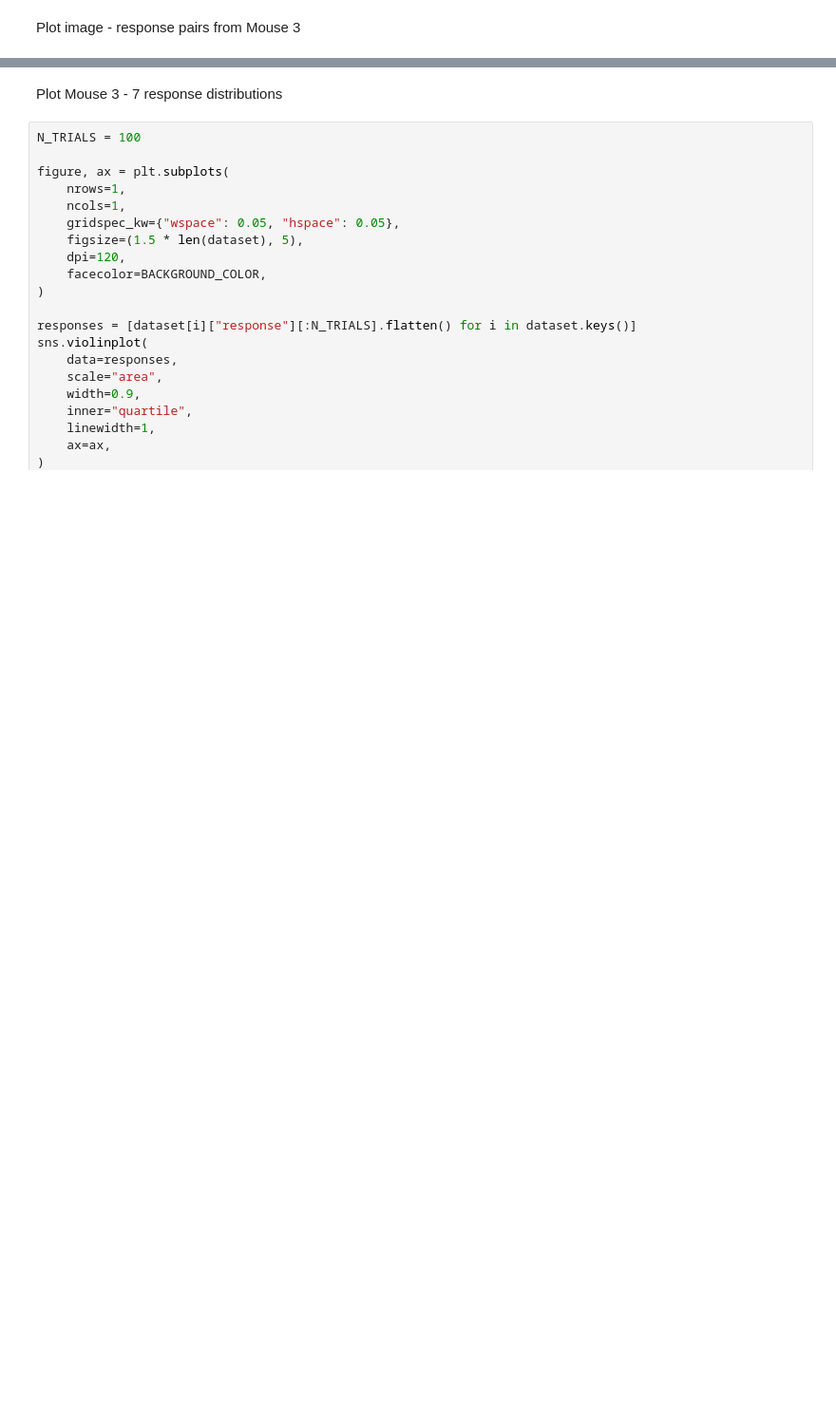
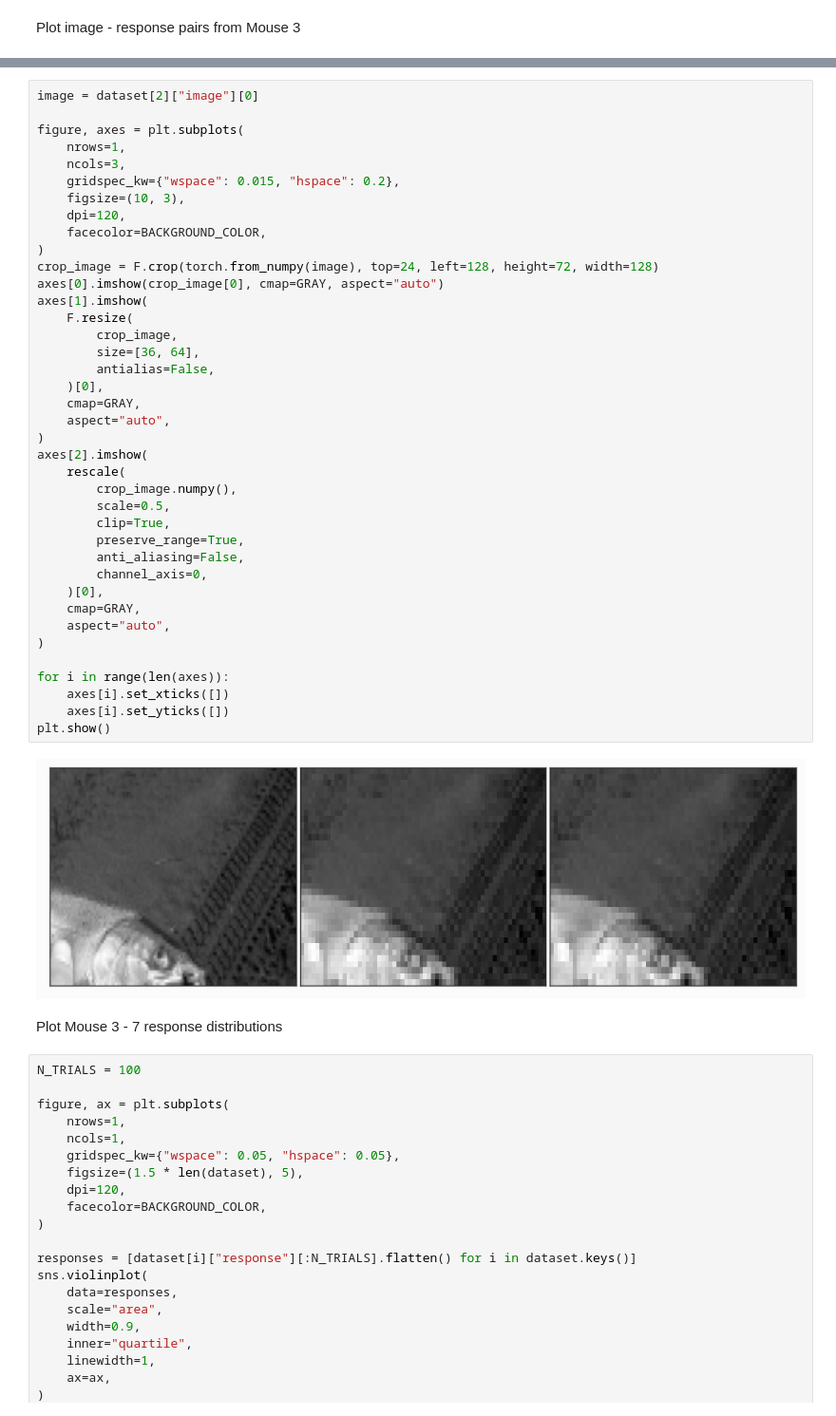
Before and after one commit to bryanlimy/V1T, a Jupyter notebook: misc/data_visualization.ipynb, the cells around one changed output, grey strips where cells are left out. Shown at 95% size. Cells and saved outputs as stored; diff of their text form; blank space fills up the shorter version.

```diff
--- a/misc/data_visualization.ipynb
+++ b/misc/data_visualization.ipynb
@@ -173,3 +227,44 @@ plt.close(figure)
+# %%
+image = dataset[2]["image"][0]
+
+figure, axes = plt.subplots(
+    nrows=1,
+    ncols=3,
+    gridspec_kw={"wspace": 0.015, "hspace": 0.2},
+    figsize=(10, 3),
+    dpi=120,
+    facecolor=BACKGROUND_COLOR,
+)
+crop_image = F.crop(torch.from_numpy(image), top=24, left=128, height=72, width=128)
+axes[0].imshow(crop_image[0], cmap=GRAY, aspect="auto")
+axes[1].imshow(
+    F.resize(
+        crop_image,
+        size=[36, 64],
+        antialias=False,
+    )[0],
+    cmap=GRAY,
+    aspect="auto",
+)
+axes[2].imshow(
+    rescale(
+        crop_image.numpy(),
+        scale=0.5,
+        clip=True,
+        preserve_range=True,
+        anti_aliasing=False,
+        channel_axis=0,
+    )[0],
+    cmap=GRAY,
+    aspect="auto",
+)
+
+for i in range(len(axes)):
+    axes[i].set_xticks([])
+    axes[i].set_yticks([])
+plt.show()
+# %% [output]
+[figure, added]
 # %% [markdown]
 Plot Mouse 3 - 7 response distributions
 # %%
```
Also changed, not shown: parts of 12 cells of this notebook, 2 other files.
